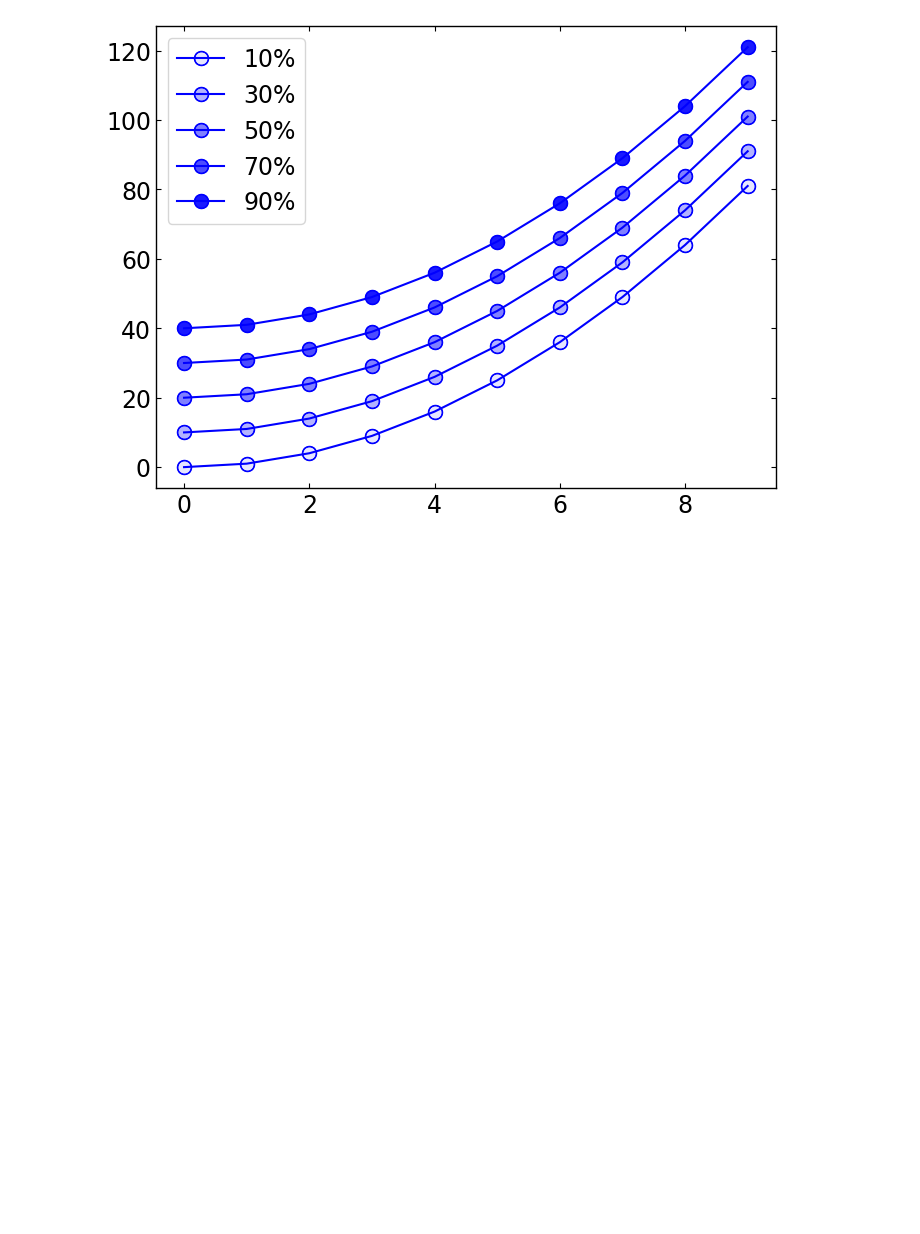
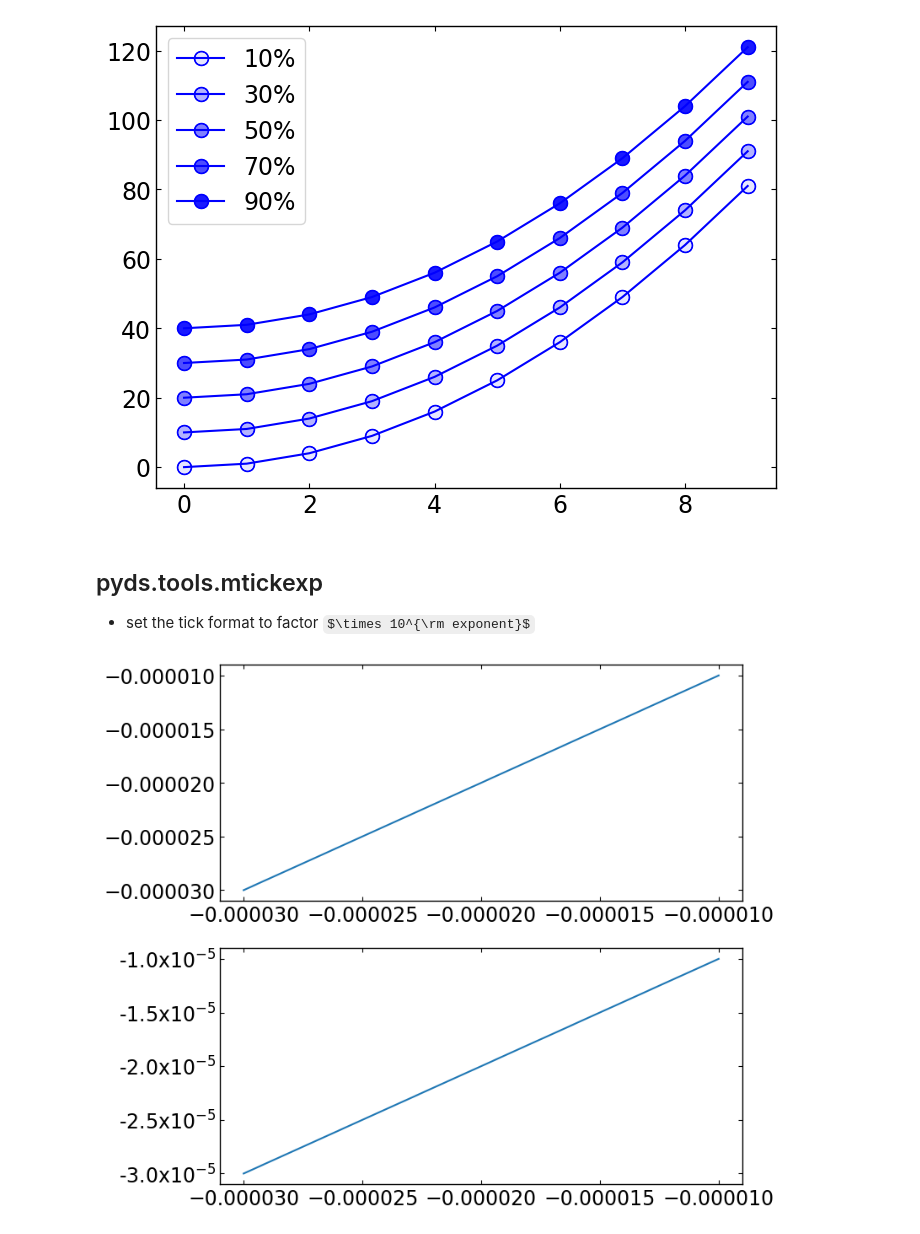
Before and after one commit to astrodoo/pyds, a Jupyter notebook: ipynb/tools.ipynb, the cells around one changed output. Cells and saved outputs as stored; diff of their text form; code cells hidden in the pictures; some formulas as TeX source; blank space fills up the shorter version.

```diff
--- a/ipynb/tools.ipynb
+++ b/ipynb/tools.ipynb
@@ -307,3 +307,23 @@ ax.legend([(mk1,ln1),(mk2,ln2),(mk3,ln3),(mk4,ln4),(mk5,ln5)] \
 # %% [output]
 <matplotlib.legend.Legend at 0x...>
 [figure]
+# %% [markdown]
+## pyds.tools.mtickexp
+
+* set the tick format to factor $\times 10^{\rm exponent}$
+# %%
+from pyds.tools import mtickexp
+import matplotlib.pyplot as plt
+import numpy as np
+
+%matplotlib inline
+
+x = np.linspace(-1e-5,-3e-5,1000)
+
+fig,(ax1,ax2) = plt.subplots(2,figsize=(8,8))
+
+ax1.plot(x,x)
+ax2.plot(x,x)
+mtickexp(ax2, axis='y', pointnum=1)
+# %% [output]
+[figure, added]
```
Also changed, not shown: parts of 1 cell of this notebook, 2 other files.
